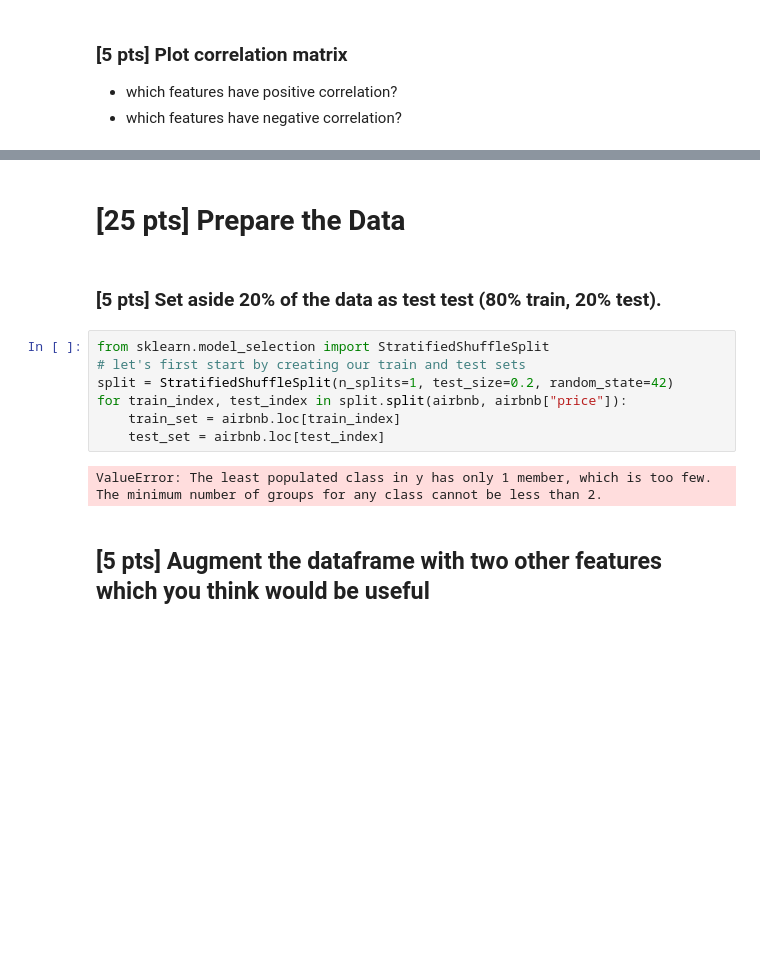
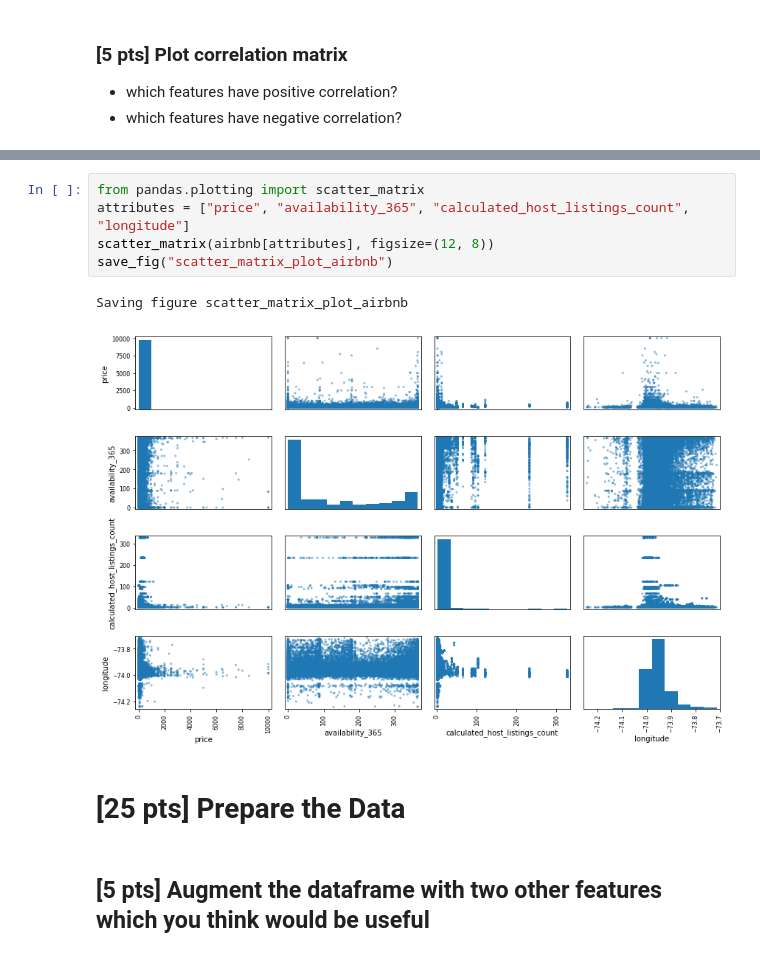
Before and after one commit to sdulaney/UCLA-CS-188-Data-Science-Fundamentals, a Jupyter notebook: proj1/Project_1/Intro-End2End.ipynb, the cells around one changed output, grey strips where cells are left out. Saved outputs shown, nothing was run; the diff lists cells and outputs as text; blank space fills up the shorter version.

```diff
--- a/proj1/Project_1/Intro-End2End.ipynb
+++ b/proj1/Project_1/Intro-End2End.ipynb
@@ -683,16 +688,13 @@ Saving figure scatter_matrix_plot_airbnb
+# %%
+from pandas.plotting import scatter_matrix
+attributes = ["price", "availability_365", "calculated_host_listings_count", "longitude"]
+scatter_matrix(airbnb[attributes], figsize=(12, 8))
+save_fig("scatter_matrix_plot_airbnb")
+# %% [output]
+Saving figure scatter_matrix_plot_airbnb
+[figure, added]
 # %% [markdown]
 # [25 pts] Prepare the Data
-# %% [markdown]
-### [5 pts] Set aside 20% of the data as test test (80% train, 20% test).
-# %%
-from sklearn.model_selection import StratifiedShuffleSplit
-# let's first start by creating our train and test sets
-split = StratifiedShuffleSplit(n_splits=1, test_size=0.2, random_state=42)
-for train_index, test_index in split.split(airbnb, airbnb["price"]):
-    train_set = airbnb.loc[train_index]
-    test_set = airbnb.loc[test_index]
-# %% [output]
-ValueError: The least populated class in y has only 1 member, which is too few. The minimum number of groups for any class cannot be less than 2.
 # %% [markdown]
 ## [5 pts] Augment the dataframe with two other features which you think would be useful
 # %% [markdown]
```
Also changed, not shown: parts of 6 cells of this notebook, 1 other file.
